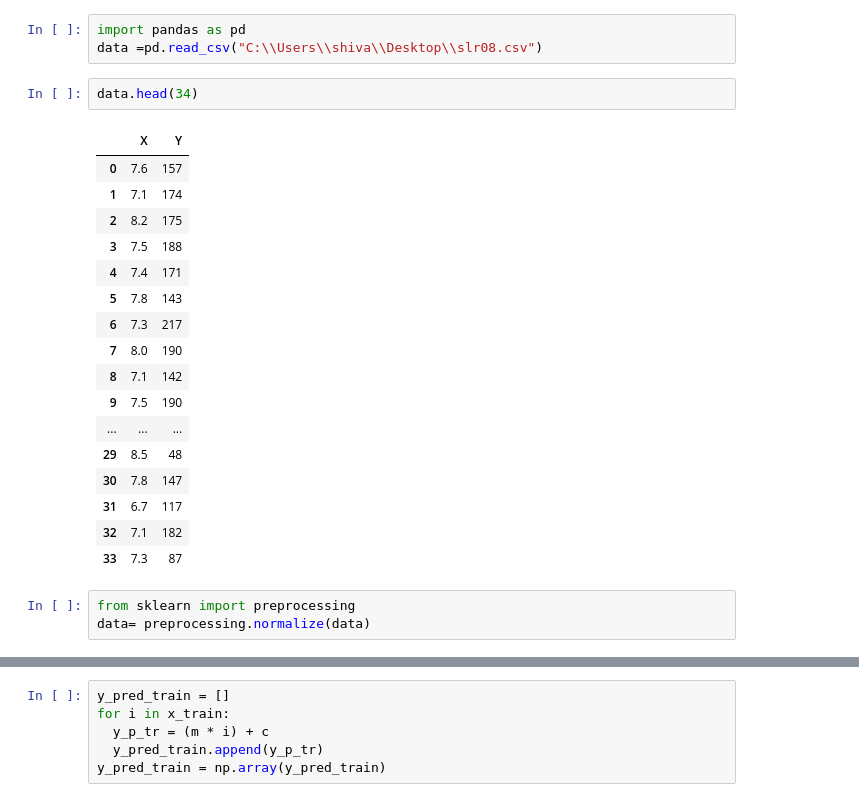
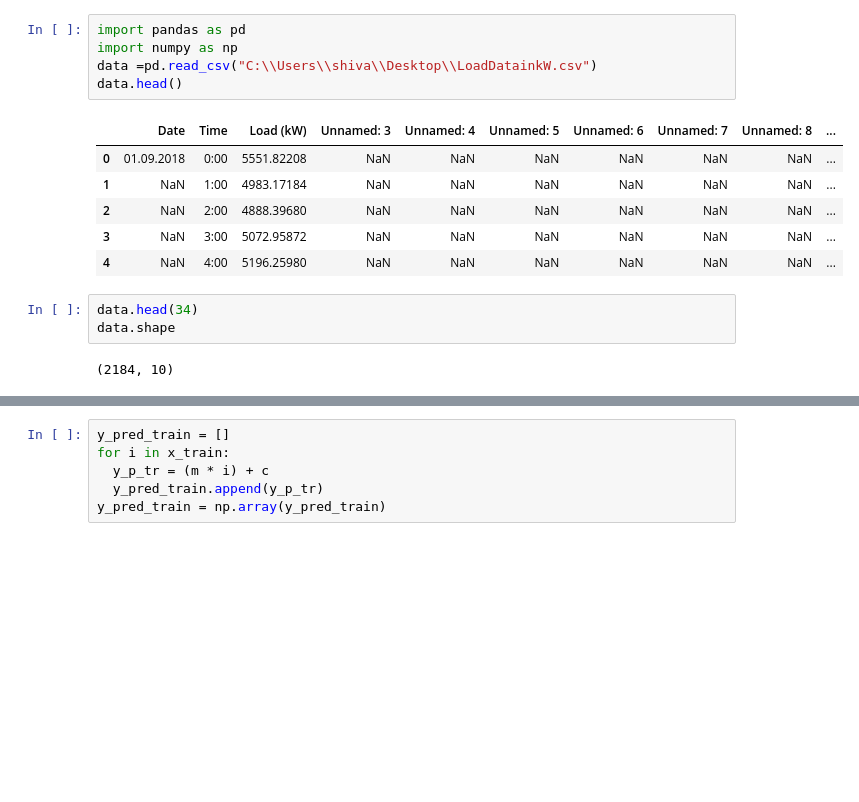
Before and after one commit to shivaniledalla/AI-ML-Track, a Jupyter notebook: Assignment7b.ipynb, the cells around one changed output, grey strips where cells are left out. Cells and saved outputs as stored; diff of their text form; blank space fills up the shorter version.

```diff
--- a/Assignment7b.ipynb
+++ b/Assignment7b.ipynb
@@ -1,26 +1,17 @@
 # %%
 import pandas as pd
-data =pd.read_csv("C:\\Users\\shiva\\Desktop\\slr08.csv")
+import numpy as np
+data =pd.read_csv("C:\\Users\\shiva\\Desktop\\LoadDatainkW.csv")
+data.head()
+# %% [output]
+|  | Date | Time | Load (kW) | Unnamed: 3 | Unnamed: 4 | Unnamed: 5 | Unnamed: 6 | Unnamed: 7 | Unnamed: 8 | ... |
+| 0 | 01.09.2018 | 0:00 | 5551.82208 | NaN | NaN | NaN | NaN | NaN | NaN | ... |
+| 1 | NaN | 1:00 | 4983.17184 | NaN | NaN | NaN | NaN | NaN | NaN | ... |
+| 2 | NaN | 2:00 | 4888.39680 | NaN | NaN | NaN | NaN | NaN | NaN | ... |
+| 3 | NaN | 3:00 | 5072.95872 | NaN | NaN | NaN | NaN | NaN | NaN | ... |
+| 4 | NaN | 4:00 | 5196.25980 | NaN | NaN | NaN | NaN | NaN | NaN | ... |
 # %%
 data.head(34)
+data.shape
 # %% [output]
-|  | X | Y |
-| 0 | 7.6 | 157 |
-| 1 | 7.1 | 174 |
-| 2 | 8.2 | 175 |
-| 3 | 7.5 | 188 |
-| 4 | 7.4 | 171 |
-| 5 | 7.8 | 143 |
-| 6 | 7.3 | 217 |
-| 7 | 8.0 | 190 |
-| 8 | 7.1 | 142 |
-| 9 | 7.5 | 190 |
-| ... | ... | ... |
-| 29 | 8.5 | 48 |
-| 30 | 7.8 | 147 |
-| 31 | 6.7 | 117 |
-| 32 | 7.1 | 182 |
-| 33 | 7.3 | 87 |
+(2184, 10)
-# %%
-from sklearn import preprocessing
-data= preprocessing.normalize(data)
```
Also changed, not shown: parts of 11 cells of this notebook.
